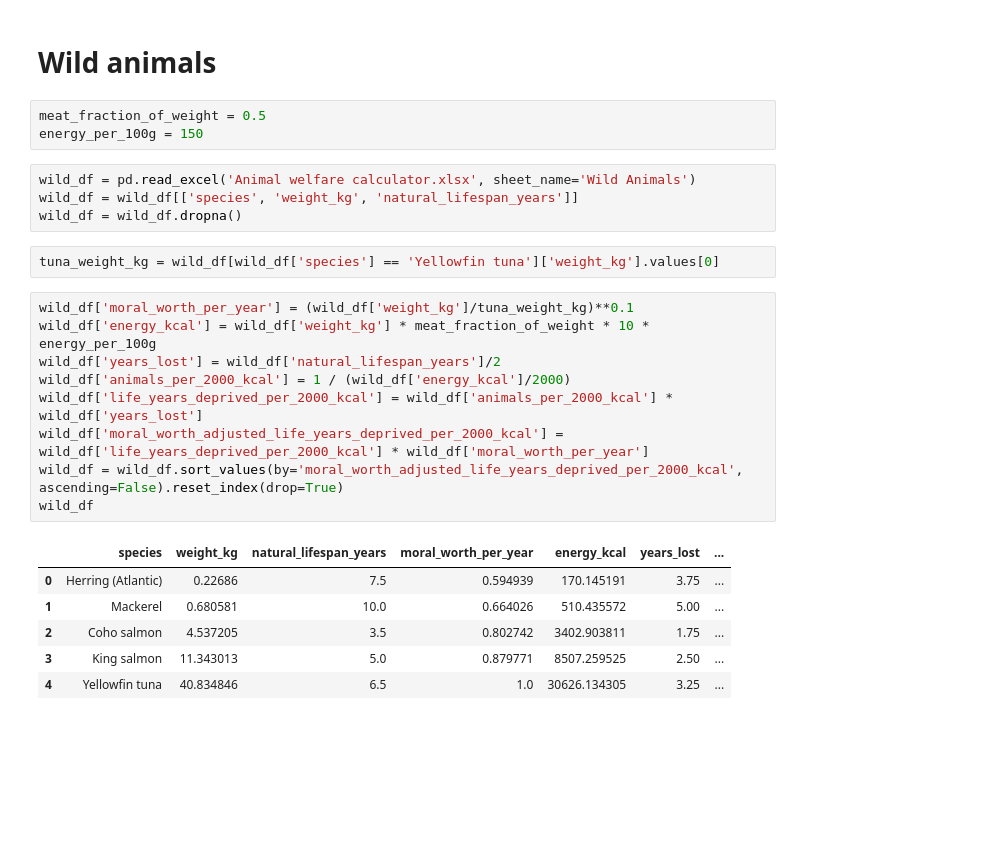
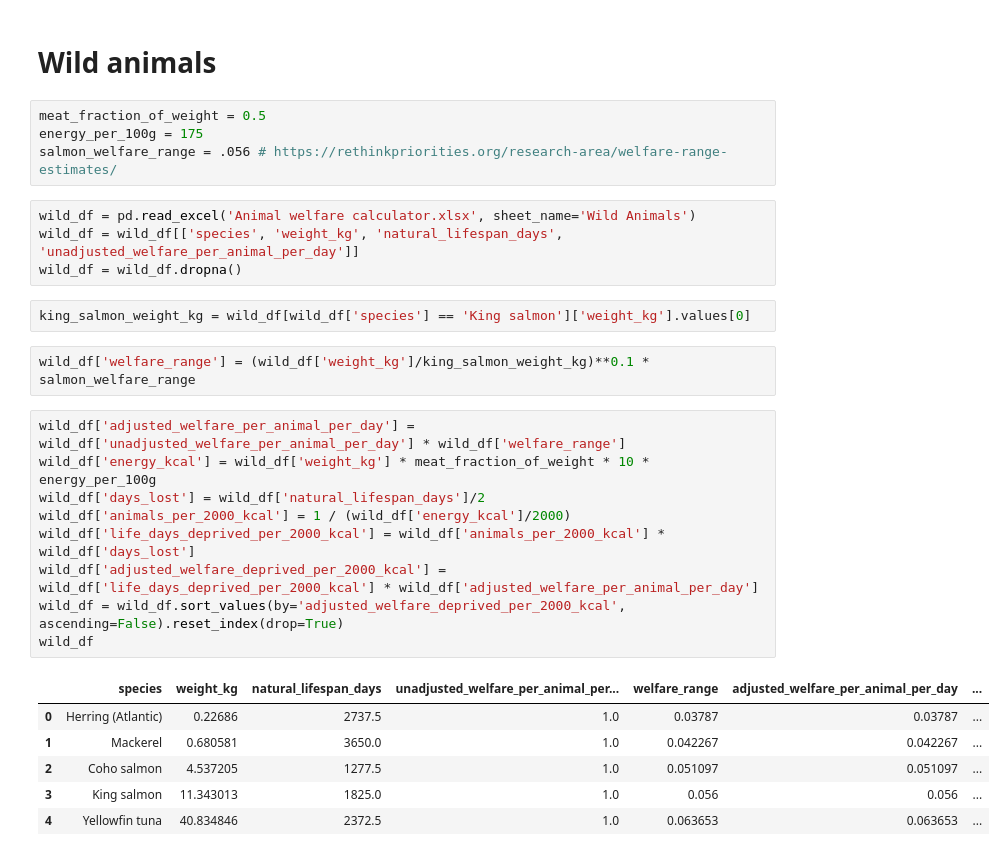
Before and after one commit to csaid/BlogProjects, a Jupyter notebook: 2025_beefotunatarianism/Animal welfare calculator.ipynb, the cells around one changed output. Cells and saved outputs as stored; diff of their text form; blank space fills up the shorter version.

```diff
--- a/2025_beefotunatarianism/Animal welfare calculator.ipynb
+++ b/2025_beefotunatarianism/Animal welfare calculator.ipynb
@@ -101,29 +102,32 @@ plt.tight_layout()
 # %% [markdown]
 # Wild animals
-# %%
-meat_fraction_of_weight = 0.5
-energy_per_100g = 150
+# %%
+meat_fraction_of_weight = 0.5
+energy_per_100g = 175
+salmon_welfare_range = .056 # https://rethinkpriorities.org/research-area/welfare-range-estimates/
 # %%
 wild_df = pd.read_excel('Animal welfare calculator.xlsx', sheet_name='Wild Animals')
-wild_df = wild_df[['species', 'weight_kg', 'natural_lifespan_years']]
+wild_df = wild_df[['species', 'weight_kg', 'natural_lifespan_days', 'unadjusted_welfare_per_animal_per_day']]
 wild_df = wild_df.dropna()
 # %%
-tuna_weight_kg = wild_df[wild_df['species'] == 'Yellowfin tuna']['weight_kg'].values[0]
+king_salmon_weight_kg = wild_df[wild_df['species'] == 'King salmon']['weight_kg'].values[0]
+# %%
+wild_df['welfare_range'] = (wild_df['weight_kg']/king_salmon_weight_kg)**0.1 * salmon_welfare_range
 # %%
-wild_df['moral_worth_per_year'] = (wild_df['weight_kg']/tuna_weight_kg)**0.1
+wild_df['adjusted_welfare_per_animal_per_day'] = wild_df['unadjusted_welfare_per_animal_per_day'] * wild_df['welfare_range']
 wild_df['energy_kcal'] = wild_df['weight_kg'] * meat_fraction_of_weight * 10 * energy_per_100g
-wild_df['years_lost'] = wild_df['natural_lifespan_years']/2
+wild_df['days_lost'] = wild_df['natural_lifespan_days']/2
 wild_df['animals_per_2000_kcal'] = 1 / (wild_df['energy_kcal']/2000)
-wild_df['life_years_deprived_per_2000_kcal'] = wild_df['animals_per_2000_kcal'] * wild_df['years_lost']
-wild_df['moral_worth_adjusted_life_years_deprived_per_2000_kcal'] = wild_df['life_years_deprived_per_2000_kcal'] * wild_df['moral_worth_per_year']
-wild_df = wild_df.sort_values(by='moral_worth_adjusted_life_years_deprived_per_2000_kcal', ascending=False).reset_index(drop=True)
+wild_df['life_days_deprived_per_2000_kcal'] = wild_df['animals_per_2000_kcal'] * wild_df['days_lost']
+wild_df['adjusted_welfare_deprived_per_2000_kcal'] = wild_df['life_days_deprived_per_2000_kcal'] * wild_df['adjusted_welfare_per_animal_per_day']
+wild_df = wild_df.sort_values(by='adjusted_welfare_deprived_per_2000_kcal', ascending=False).reset_index(drop=True)
 wild_df
 # %% [output]
-|  | species | weight_kg | natural_lifespan_years | moral_worth_per_year | energy_kcal | years_lost | ... |
-| 0 | Herring (Atlantic) | 0.22686 | 7.5 | 0.594939 | 170.145191 | 3.75 | ... |
-| 1 | Mackerel | 0.680581 | 10.0 | 0.664026 | 510.435572 | 5.00 | ... |
-| 2 | Coho salmon | 4.537205 | 3.5 | 0.802742 | 3402.903811 | 1.75 | ... |
-| 3 | King salmon | 11.343013 | 5.0 | 0.879771 | 8507.259525 | 2.50 | ... |
-| 4 | Yellowfin tuna | 40.834846 | 6.5 | 1.0 | 30626.134305 | 3.25 | ... |
+|  | species | weight_kg | natural_lifespan_days | unadjusted_welfare_per_animal_per... | welfare_range | adjusted_welfare_per_animal_per_day | ... |
+| 0 | Herring (Atlantic) | 0.22686 | 2737.5 | 1.0 | 0.03787 | 0.03787 | ... |
+| 1 | Mackerel | 0.680581 | 3650.0 | 1.0 | 0.042267 | 0.042267 | ... |
+| 2 | Coho salmon | 4.537205 | 1277.5 | 1.0 | 0.051097 | 0.051097 | ... |
+| 3 | King salmon | 11.343013 | 1825.0 | 1.0 | 0.056 | 0.056 | ... |
+| 4 | Yellowfin tuna | 40.834846 | 2372.5 | 1.0 | 0.063653 | 0.063653 | ... |
 # %%
 plt.figure(figsize=(10, 5))
```
Also changed, not shown: parts of 15 cells of this notebook, 1 other file.
